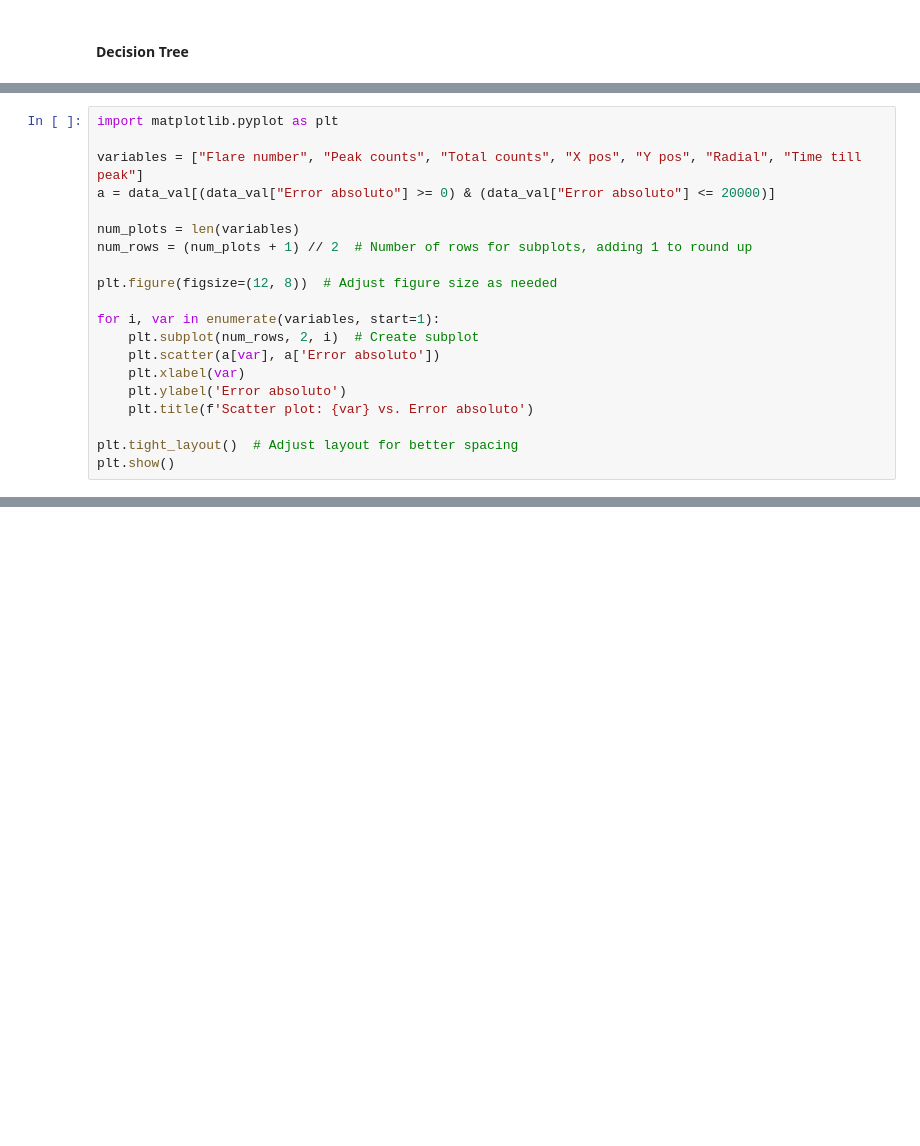
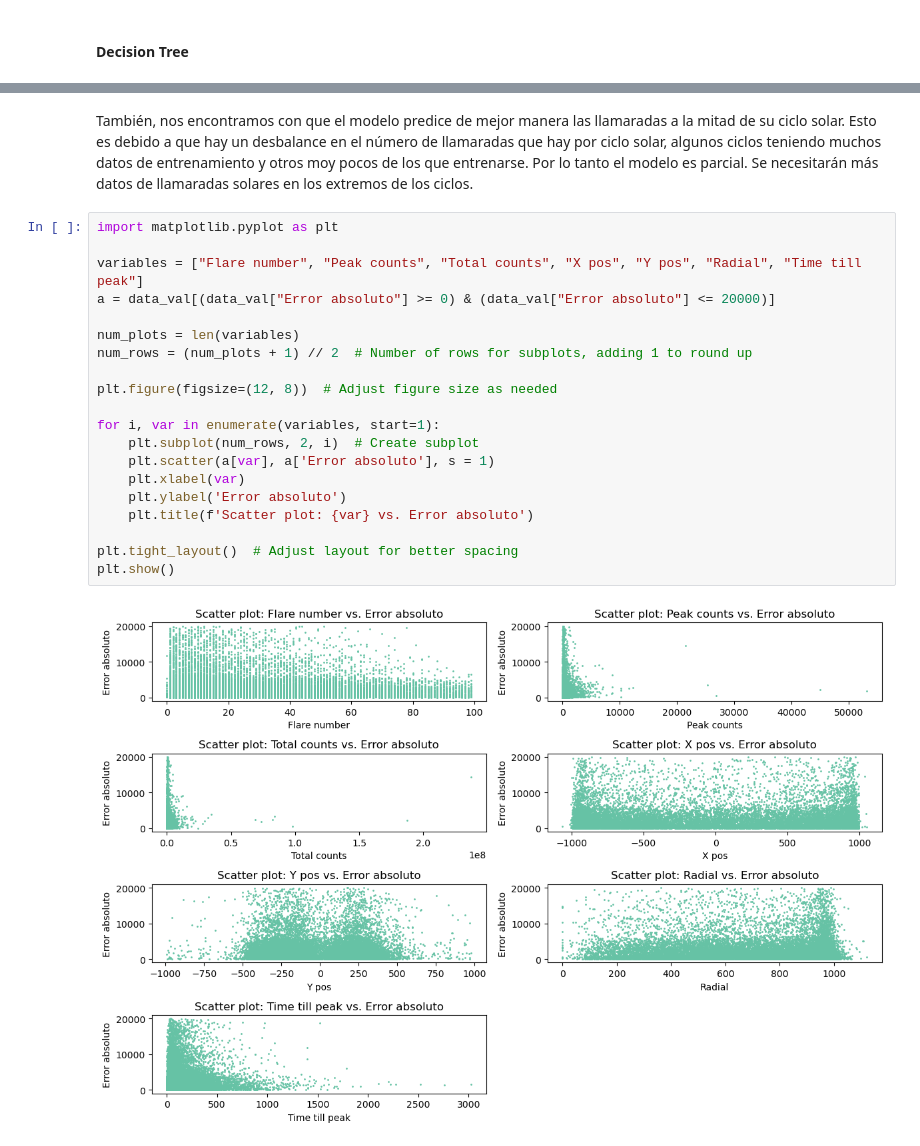
Before and after one commit to WonderfulAme/solar-flares, a Jupyter notebook: Notebook.ipynb, the cells around one changed output, grey strips where cells are left out. Cells and saved outputs as stored; diff of their text form; blank space fills up the shorter version.

```diff
--- a/Notebook.ipynb
+++ b/Notebook.ipynb
@@ -1310,20 +1120,0 @@ data_val
-# %%
-import matplotlib.pyplot as plt
-
-variables = ["Flare number", "Peak counts", "Total counts", "X pos", "Y pos", "Radial", "Time till peak"]
-a = data_val[(data_val["Error absoluto"] >= 0) & (data_val["Error absoluto"] <= 20000)]
-
-num_plots = len(variables)
-num_rows = (num_plots + 1) // 2  # Number of rows for subplots, adding 1 to round up
-
-plt.figure(figsize=(12, 8))  # Adjust figure size as needed
-
-for i, var in enumerate(variables, start=1):
-    plt.subplot(num_rows, 2, i)  # Create subplot
-    plt.scatter(a[var], a['Error absoluto'])
-    plt.xlabel(var)
-    plt.ylabel('Error absoluto')
-    plt.title(f'Scatter plot: {var} vs. Error absoluto')
-
-plt.tight_layout()  # Adjust layout for better spacing
-plt.show()
@@ -1417,0 +1237,24 @@ print("El intervalo de confianza para el MAPE es: ", out_mape)
+# %% [markdown]
+También, nos encontramos con que el modelo predice de mejor manera las llamaradas a la mitad de su ciclo solar. Esto es debido a que hay un desbalance en el número de llamaradas que hay por ciclo solar, algunos ciclos teniendo muchos datos de entrenamiento y otros moy pocos de los que entrenarse. Por lo tanto el modelo es parcial. Se necesitarán más datos de llamaradas solares en los extremos de los ciclos.
+# %%
+import matplotlib.pyplot as plt
+
+variables = ["Flare number", "Peak counts", "Total counts", "X pos", "Y pos", "Radial", "Time till peak"]
+a = data_val[(data_val["Error absoluto"] >= 0) & (data_val["Error absoluto"] <= 20000)]
+
+num_plots = len(variables)
+num_rows = (num_plots + 1) // 2  # Number of rows for subplots, adding 1 to round up
+
+plt.figure(figsize=(12, 8))  # Adjust figure size as needed
+
+for i, var in enumerate(variables, start=1):
+    plt.subplot(num_rows, 2, i)  # Create subplot
+    plt.scatter(a[var], a['Error absoluto'], s = 1)
+    plt.xlabel(var)
+    plt.ylabel('Error absoluto')
+    plt.title(f'Scatter plot: {var} vs. Error absoluto')
+
+plt.tight_layout()  # Adjust layout for better spacing
+plt.show()
+# %% [output]
+[figure, added]
```
Also changed, not shown: parts of 106 cells of this notebook, 1 other file.
